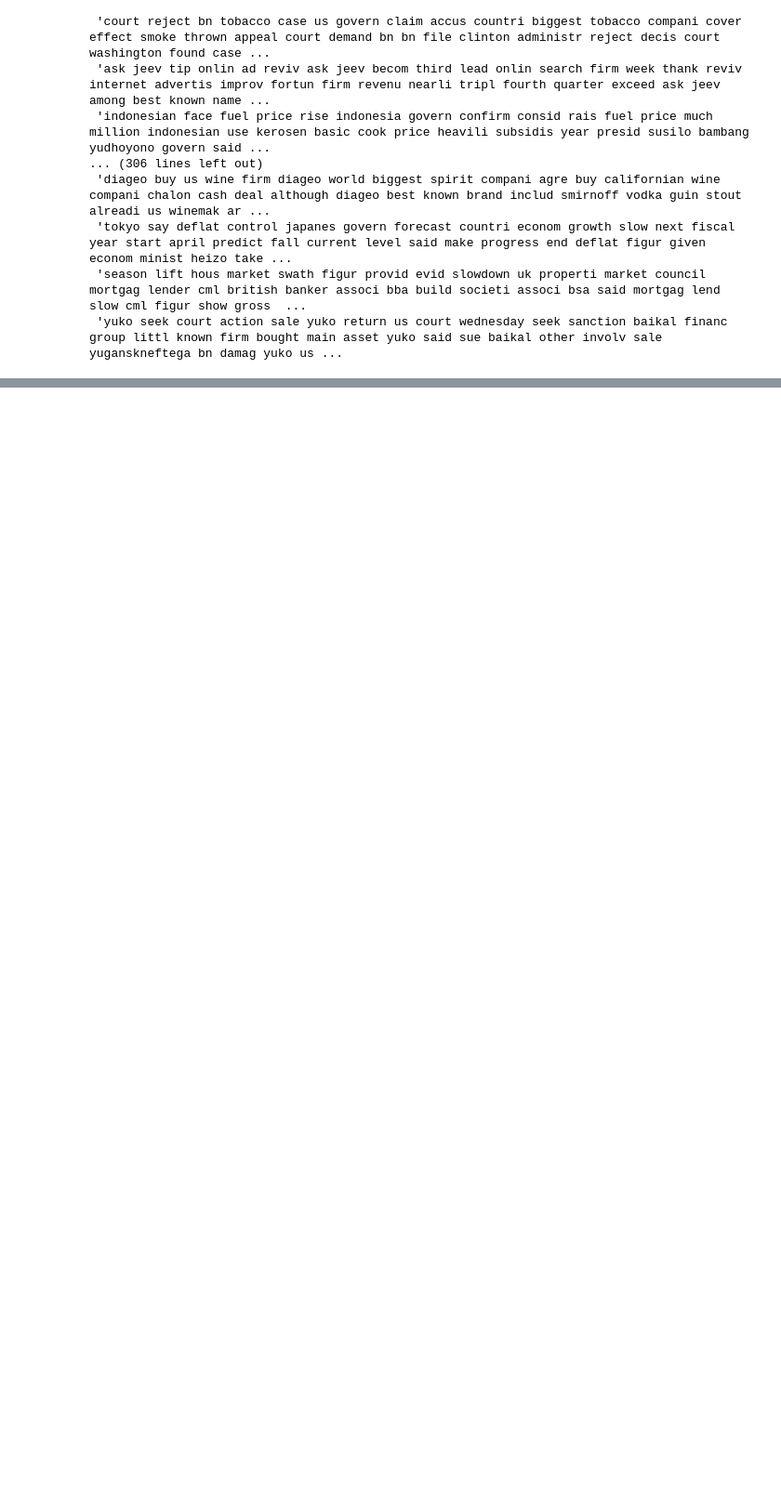
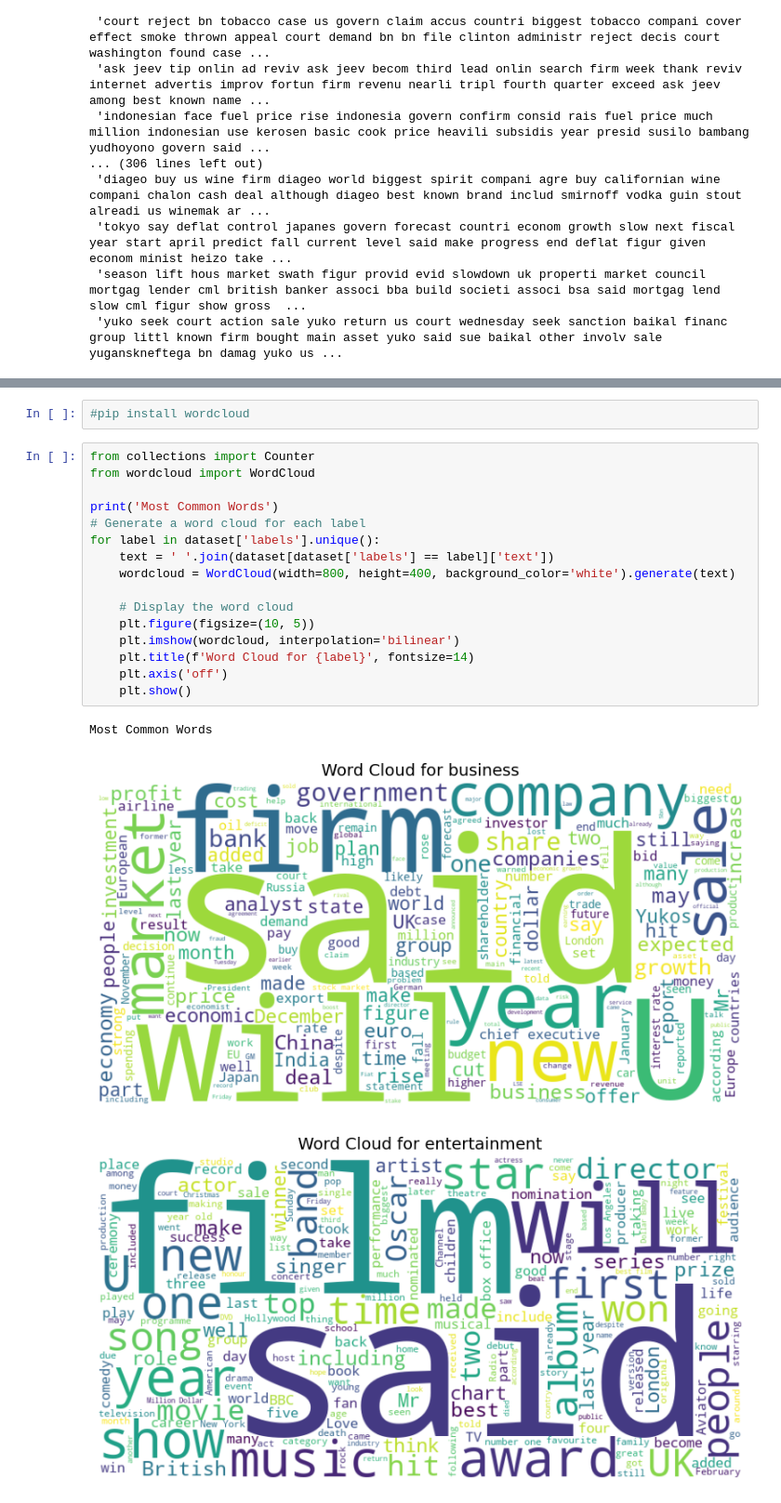
Before and after one commit to skippy2008-cloud/SDS-CP016-news-article-classification, a Jupyter notebook: notebooks/rajat-thakur/rajat-thakur-CP16-news-article.ipynb, the cells around one changed output, grey strips where cells are left out. Shown at 93% size. Drawn from its saved outputs; the diff is of its cells as text; blank space fills up the shorter version.

```diff
--- a/notebooks/rajat-thakur/rajat-thakur-CP16-news-article.ipynb
+++ b/notebooks/rajat-thakur/rajat-thakur-CP16-news-article.ipynb
@@ -85,0 +155,22 @@ corpus
+# %%
+#pip install wordcloud
+# %%
+from collections import Counter
+from wordcloud import WordCloud
+
+print('Most Common Words')
+# Generate a word cloud for each label
+for label in dataset['labels'].unique():
+    text = ' '.join(dataset[dataset['labels'] == label]['text'])
+    wordcloud = WordCloud(width=800, height=400, background_color='white').generate(text)
+
+    # Display the word cloud
+    plt.figure(figsize=(10, 5))
+    plt.imshow(wordcloud, interpolation='bilinear')
+    plt.title(f'Word Cloud for {label}', fontsize=14)
+    plt.axis('off')
+    plt.show()
+# %% [output]
+Most Common Words
+[figure, added]
+[figure, added]
```
Also changed, not shown: parts of 17 cells of this notebook.
